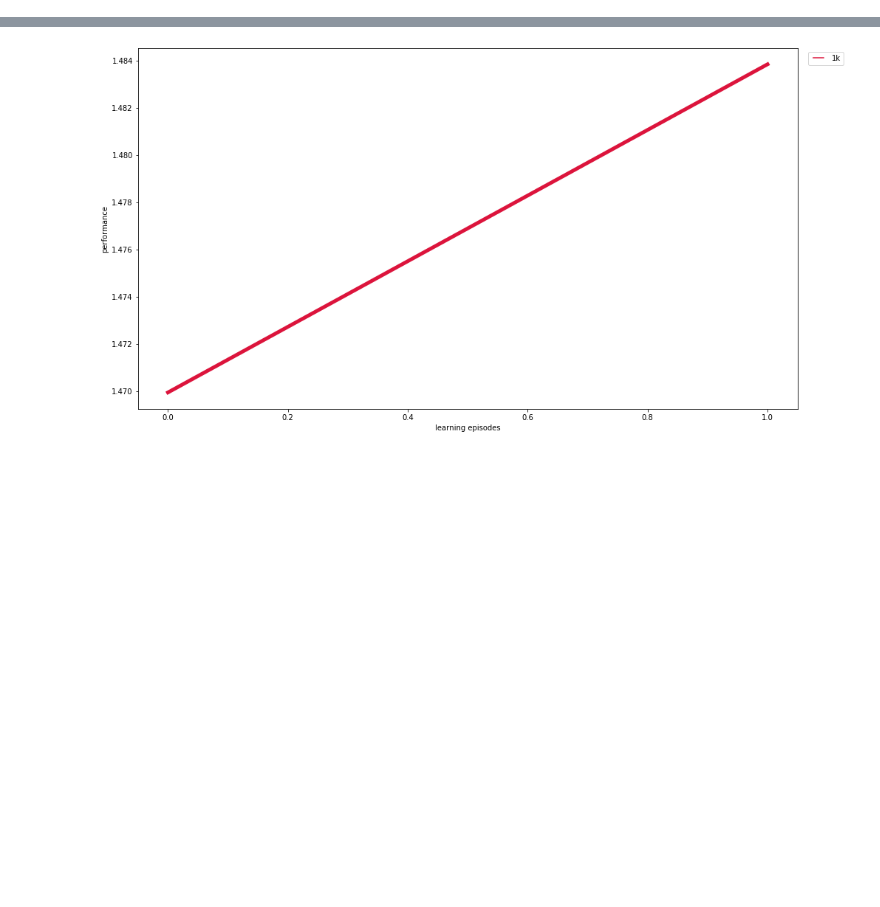
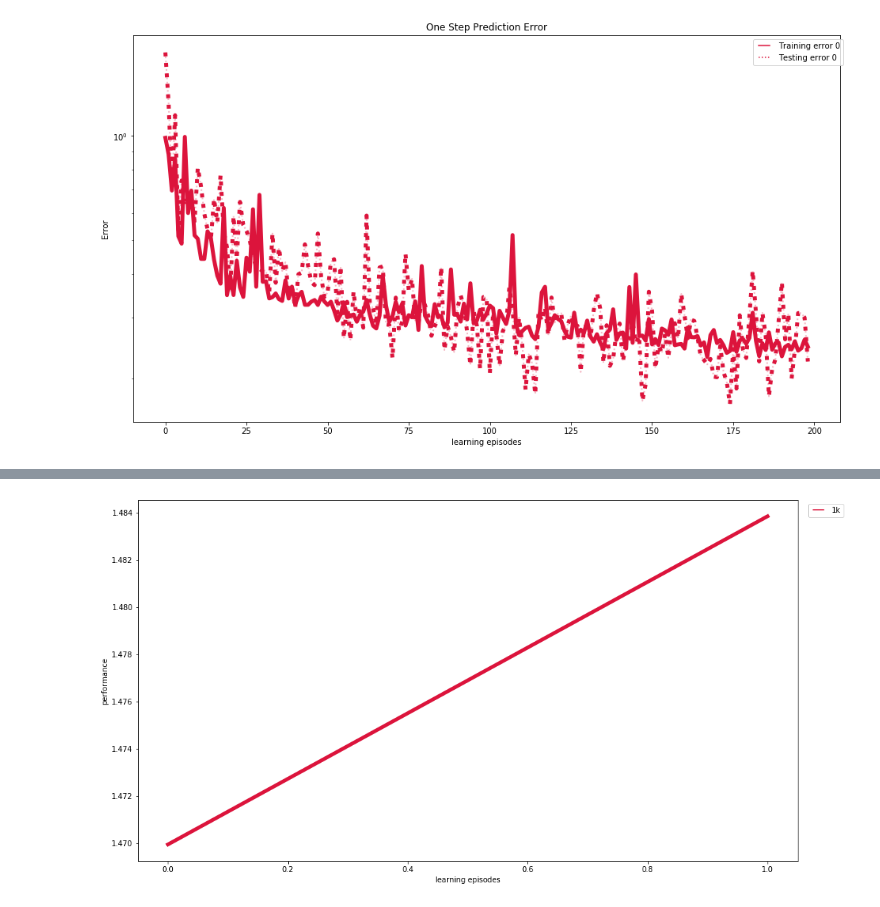
Before and after one commit to TimotheeAnne/Prelab_LARSEN, a Jupyter notebook: fast_adaptation_embedding/plot-gymMinitaur.ipynb, the cells around one changed output, grey strips where cells are left out. Cells and saved outputs as stored; diff of their text form; code cells hidden in the pictures; blank space fills up the shorter version.

```diff
--- a/fast_adaptation_embedding/plot-gymMinitaur.ipynb
+++ b/fast_adaptation_embedding/plot-gymMinitaur.ipynb
@@ -314,0 +396,4 @@ plot_model_training(subdirs1, names1)
+# %%
+plot_ensemble_training(subdirs1[0][0])
+# %% [output]
+[figure, added]
```
Also changed, not shown: parts of 21 cells of this notebook, 1 other file.
